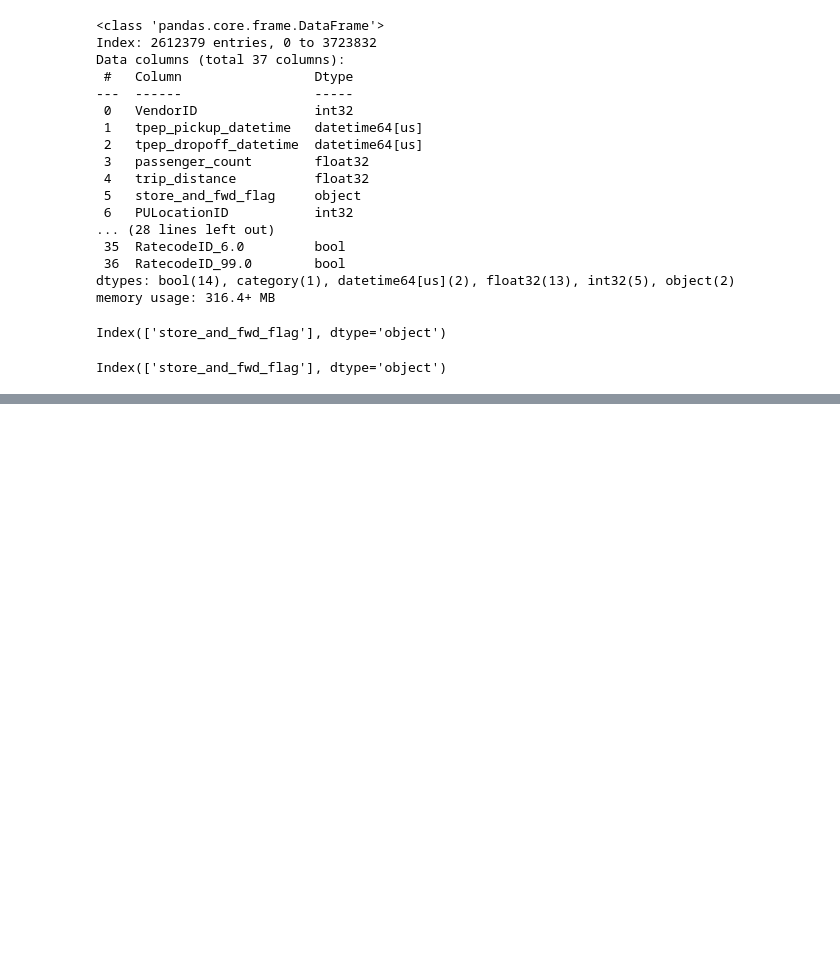
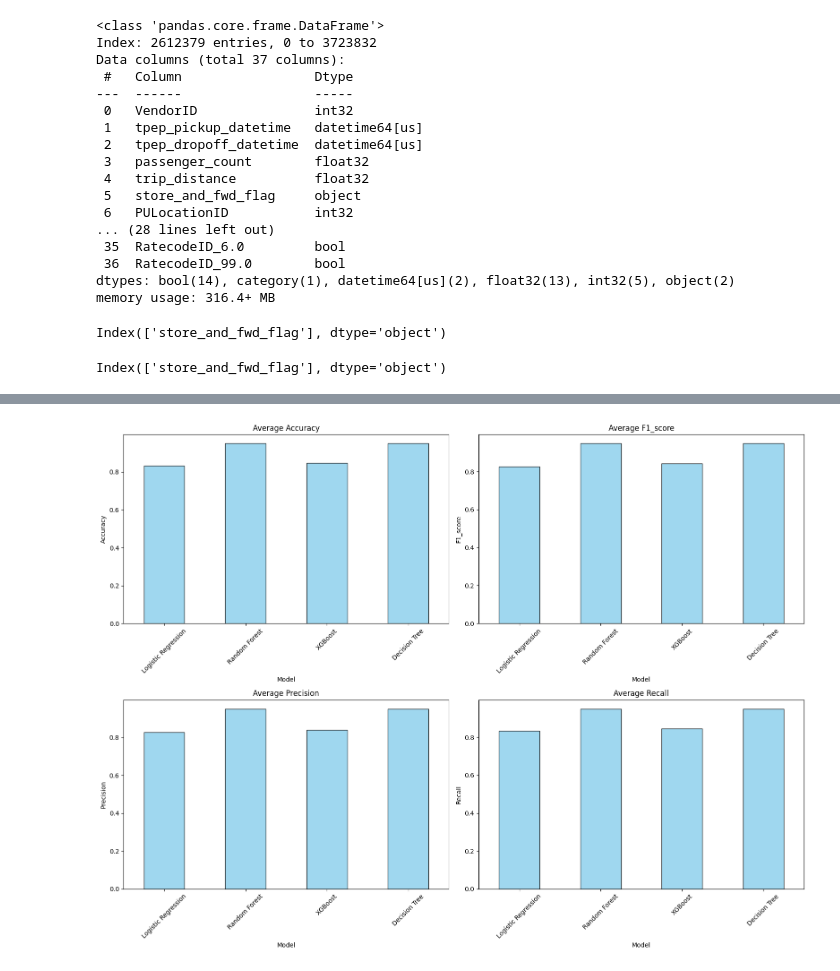
Before and after one commit to ujjwalkuikel/NYC-Taxi-Data-Analysis, a Jupyter notebook: notebooks/main.ipynb, the cells around one changed output, grey strips where cells are left out. Cells and saved outputs as stored; diff of their text form; code cells hidden in the pictures; blank space fills up the shorter version.

```diff
--- a/notebooks/main.ipynb
+++ b/notebooks/main.ipynb
@@ -509,7 +514,7 @@ results = {model_name: {"accuracy": [], "f1_score": [], "precision": [], "recall
 
 for train_index, test_index in kf.split(X):
     X_train, X_test = X.iloc[train_index], X.iloc[test_index]
-    y_train, y_test = y[train_index], y[test_index]
+    y_train, y_test = y.iloc[train_index], y.iloc[test_index]
 
     for model_name, model in models.items():
         # Train model
@@ -546,24 +584,32 @@ KeyboardInterrupt:
 # %%
 # Metrics to plot
 metrics_to_plot = ['accuracy', 'f1_score', 'precision', 'recall']
 
-print(results)
+# Compute average metrics for each model
+average_metrics = {
+    model_name: {metric: np.mean(metrics[metric]) for metric in metrics_to_plot}
+    for model_name, metrics in results.items()
+}
+
+# Create a DataFrame for easy visualization
+average_metrics_df = pd.DataFrame(average_metrics).T  # Transpose for proper alignment
 
 # Initialize plot
 plt.figure(figsize=(16, 12))
 
 for i, metric in enumerate(metrics_to_plot, 1):
     plt.subplot(2, 2, i)  # Create a 2x2 grid for subplots
-    sns.boxplot(
-        data=pd.DataFrame({model_name: metrics[metric] for model_name, metrics in results.items()})
-    )
-    plt.title(f'Distribution of {metric.capitalize()}')
+    average_metrics_df[metric].plot(kind='bar', color='skyblue', edgecolor='black', alpha=0.8)
+    plt.title(f'Average {metric.capitalize()}')
     plt.xlabel('Model')
     plt.ylabel(metric.capitalize())
+    plt.xticks(rotation=45)
 
 # Adjust layout and show the plot
 plt.tight_layout()
 plt.show()
+# %% [output]
+[figure, added]
 # %%
 
 # Aggregate confusion matrices
```
Also changed, not shown: parts of 22 cells of this notebook.
